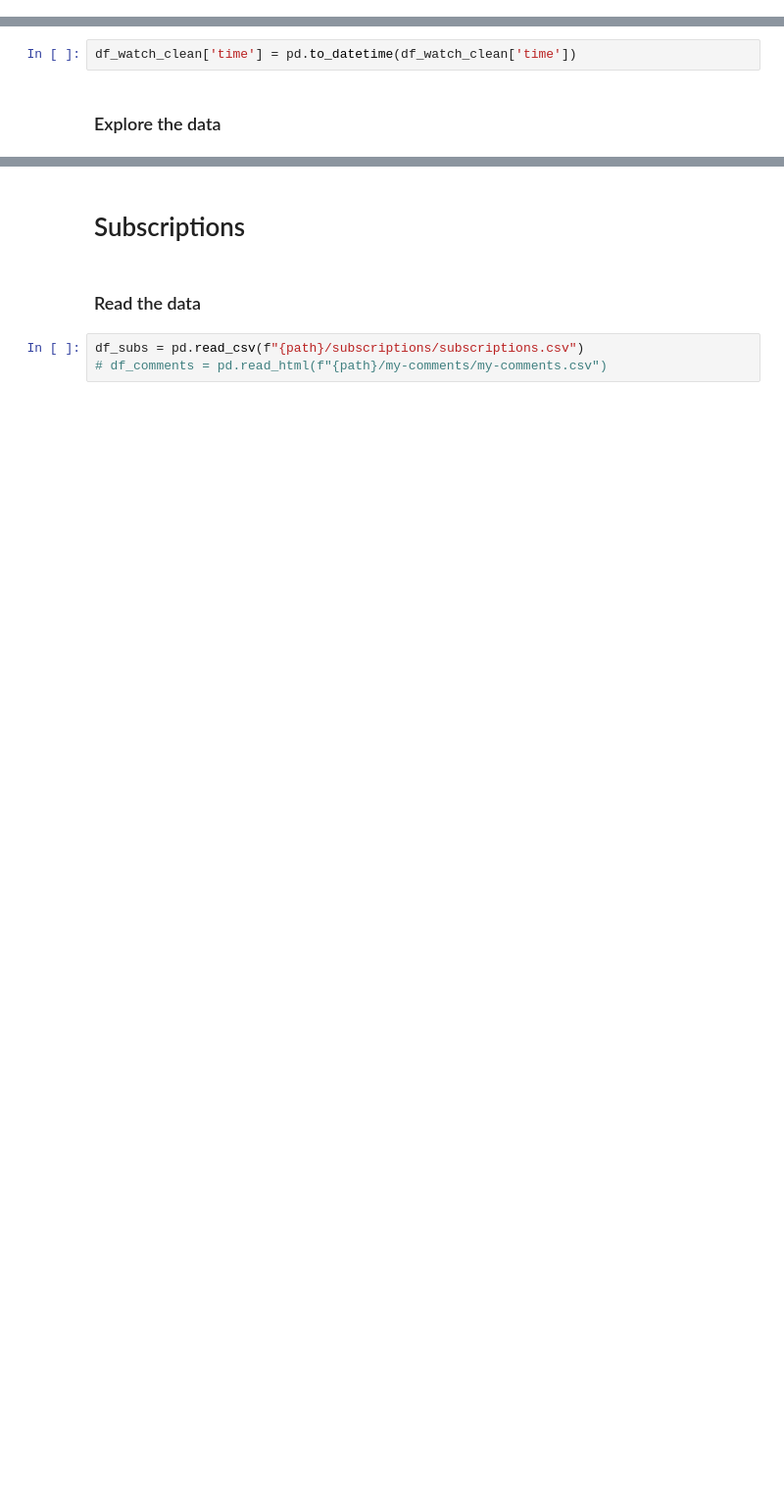
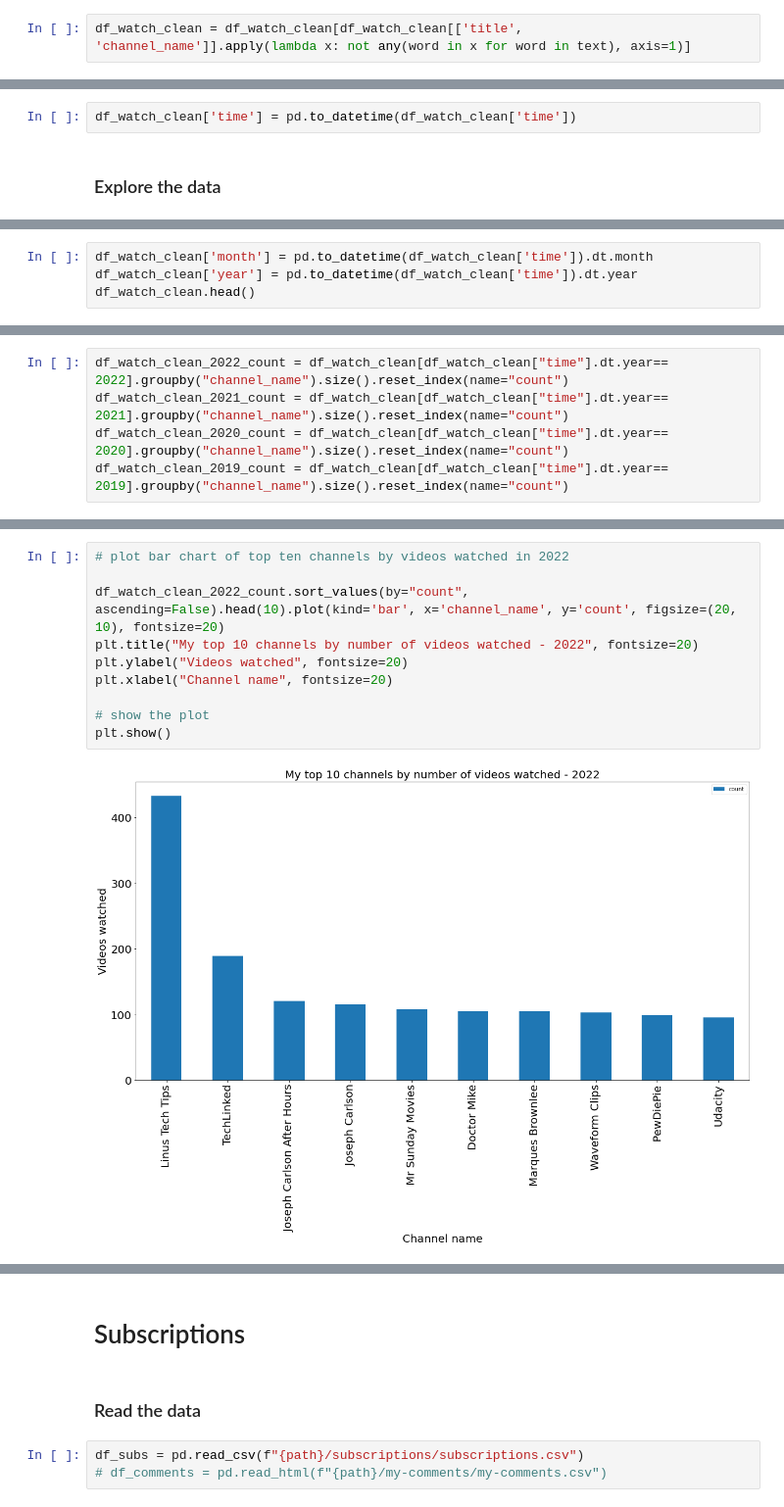
Before and after one commit to amir-nrfkn/YouTube-Rewind, a Jupyter notebook: youtube_history.ipynb, the cells around one changed output, grey strips where cells are left out. Shown at 98% size. Cells and saved outputs as stored; diff of their text form; blank space fills up the shorter version.

```diff
--- a/youtube_history.ipynb
+++ b/youtube_history.ipynb
@@ -190,0 +225,2 @@ df_watch_clean.head()
+# %%
+df_watch_clean = df_watch_clean[df_watch_clean[['title', 'channel_name']].apply(lambda x: not any(word in x for word in text), axis=1)]
@@ -218,0 +260,4 @@ df_watch_grouped_2022
+# %%
+df_watch_clean['month'] = pd.to_datetime(df_watch_clean['time']).dt.month
+df_watch_clean['year'] = pd.to_datetime(df_watch_clean['time']).dt.year
+df_watch_clean.head()
@@ -219 +285,6 @@ df_watch_grouped_2022
+# %%
+df_watch_clean_2022_count = df_watch_clean[df_watch_clean["time"].dt.year== 2022].groupby("channel_name").size().reset_index(name="count")
+df_watch_clean_2021_count = df_watch_clean[df_watch_clean["time"].dt.year== 2021].groupby("channel_name").size().reset_index(name="count")
+df_watch_clean_2020_count = df_watch_clean[df_watch_clean["time"].dt.year== 2020].groupby("channel_name").size().reset_index(name="count")
+df_watch_clean_2019_count = df_watch_clean[df_watch_clean["time"].dt.year== 2019].groupby("channel_name").size().reset_index(name="count")
 # %%
@@ -252,0 +346,12 @@ plt.show()
+# %%
+# plot bar chart of top ten channels by videos watched in 2022
+
+df_watch_clean_2022_count.sort_values(by="count", ascending=False).head(10).plot(kind='bar', x='channel_name', y='count', figsize=(20, 10), fontsize=20)
+plt.title("My top 10 channels by number of videos watched - 2022", fontsize=20)
+plt.ylabel("Videos watched", fontsize=20)
+plt.xlabel("Channel name", fontsize=20)
+
+# show the plot
+plt.show()
+# %% [output]
+[figure, added]
```
Also changed, not shown: parts of 55 cells of this notebook.
